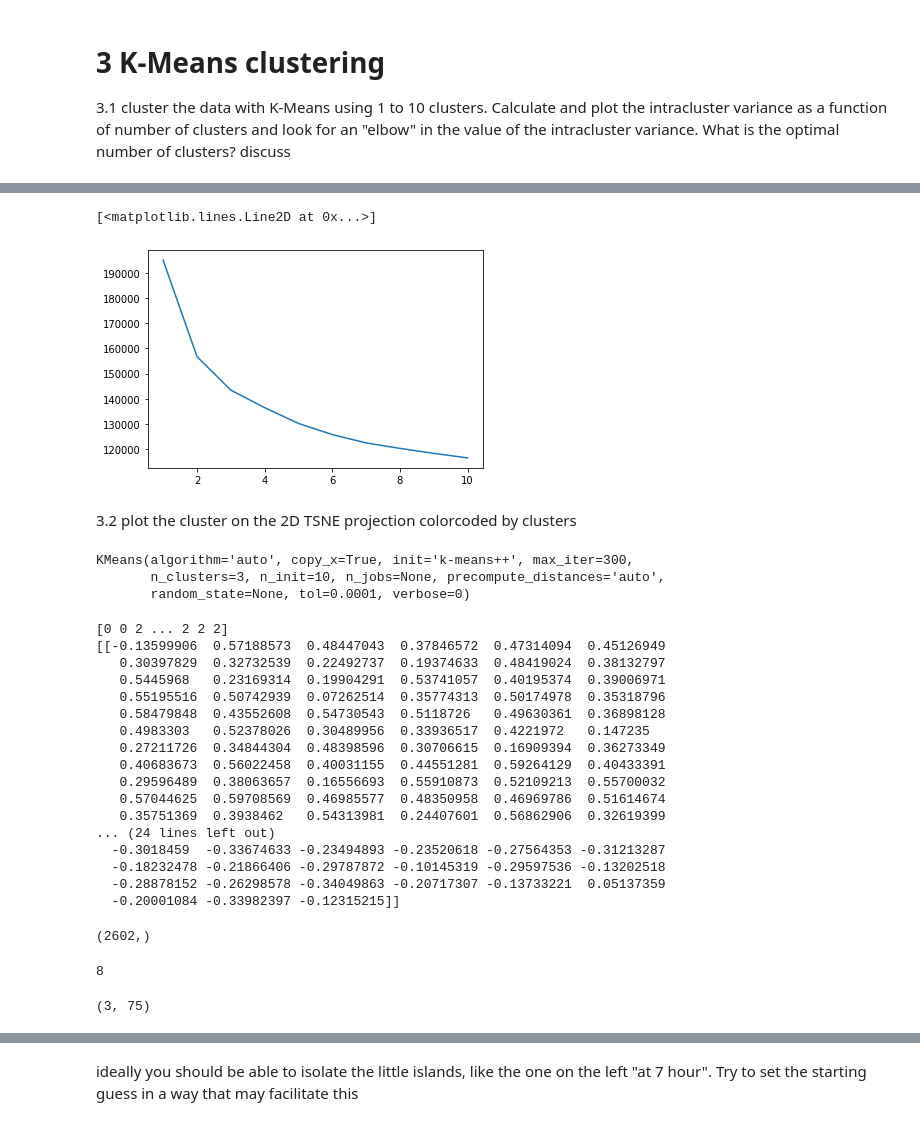
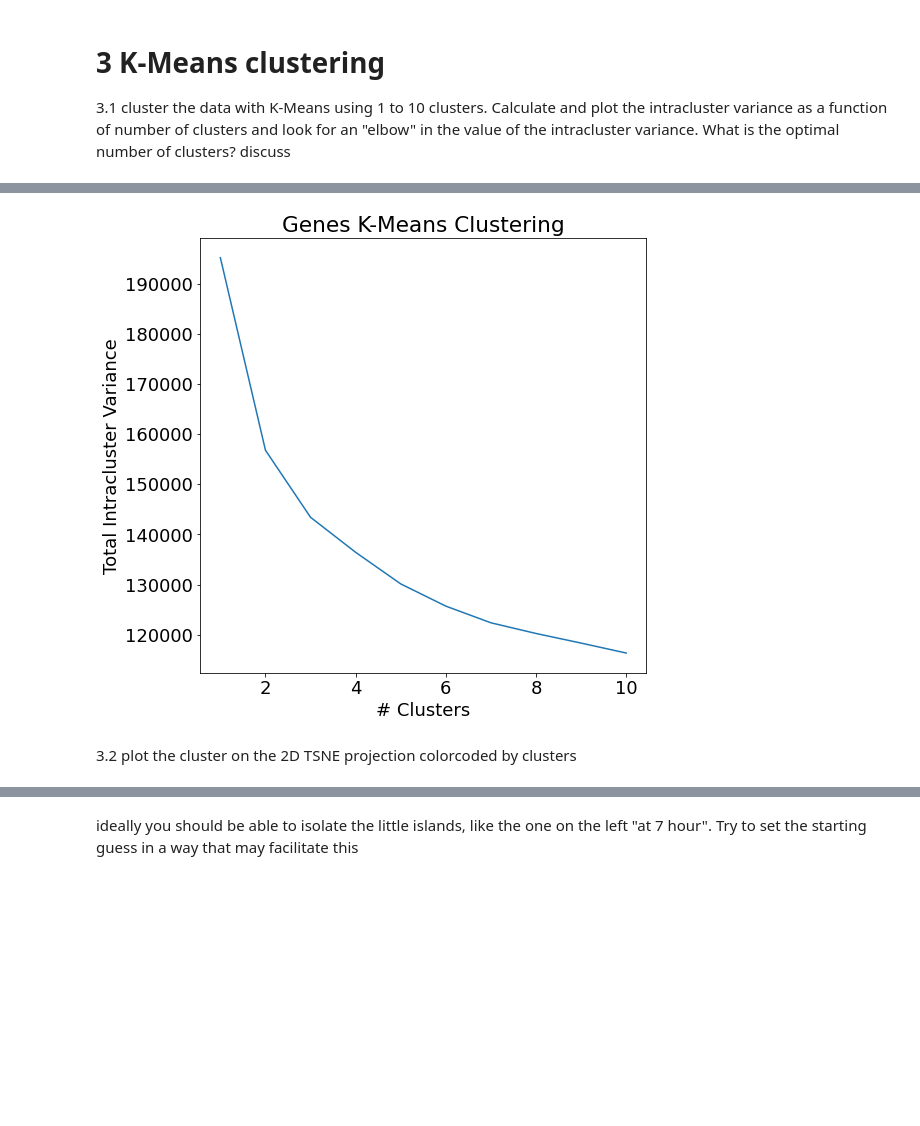
Before and after one commit to bflaggs/DSPS_BFlaggs, a Jupyter notebook: HW7/ClusteringGenes.ipynb, the cells around one changed output, grey strips where cells are left out. Drawn from its saved outputs; the diff is of its cells as text; code cells hidden in the pictures; blank space fills up the shorter version.

```diff
--- a/HW7/ClusteringGenes.ipynb
+++ b/HW7/ClusteringGenes.ipynb
@@ -222,46 +207,17 @@ for i in range(nClust):
-# %%
-pl.plot(Nvals, ICVvals)
-# %% [output]
-[<matplotlib.lines.Line2D at 0x...>]
-[figure, removed]
+# %%
+pl.figure(figsize=(8, 8))
+pl.plot(Nvals, ICVvals)
+pl.xlabel("# Clusters")
+pl.ylabel("Total Intracluster Variance")
+pl.title("Genes K-Means Clustering")
+
+pl.show()
+
+## ADD CAPTION, talk about elbow and what is best number of clusters (maybe 3?)
+# %% [output]
+[figure, added]
 # %% [markdown]
 3.2 plot the cluster on the 2D TSNE projection colorcoded by clusters
-# %%
-geneclustersKM = cluster.KMeans(n_clusters=3).fit(scaledgenes)
-geneclustersKM
-# %% [output]
-KMeans(algorithm='auto', copy_x=True, init='k-means++', max_iter=300,
-       n_clusters=3, n_init=10, n_jobs=None, precompute_distances='auto',
-       random_state=None, tol=0.0001, verbose=0)
-# %%
-print(geneclustersKM.labels_)
-print(geneclustersKM.cluster_centers_)
-geneclustersKM.labels_.shape
-# %% [output]
-[0 0 2 ... 2 2 2]
-[[-0.13599906  0.57188573  0.48447043  0.37846572  0.47314094  0.45126949
-   0.30397829  0.32732539  0.22492737  0.19374633  0.48419024  0.38132797
-   0.5445968   0.23169314  0.19904291  0.53741057  0.40195374  0.39006971
-   0.55195516  0.50742939  0.07262514  0.35774313  0.50174978  0.35318796
-   0.58479848  0.43552608  0.54730543  0.5118726   0.49630361  0.36898128
-   0.4983303   0.52378026  0.30489956  0.33936517  0.4221972   0.147235
-   0.27211726  0.34844304  0.48398596  0.30706615  0.16909394  0.36273349
-   0.40683673  0.56022458  0.40031155  0.44551281  0.59264129  0.40433391
-   0.29596489  0.38063657  0.16556693  0.55910873  0.52109213  0.55700032
-   0.57044625  0.59708569  0.46985577  0.48350958  0.46969786  0.51614674
-   0.35751369  0.3938462   0.54313981  0.24407601  0.56862906  0.32619399
-... (24 lines left out)
-  -0.3018459  -0.33674633 -0.23494893 -0.23520618 -0.27564353 -0.31213287
-  -0.18232478 -0.21866406 -0.29787872 -0.10145319 -0.29597536 -0.13202518
-  -0.28878152 -0.26298578 -0.34049863 -0.20717307 -0.13733221  0.05137359
-  -0.20001084 -0.33982397 -0.12315215]]
-(2602,)
-# %%
-print(geneclustersKM.n_iter_)
-geneclustersKM.cluster_centers_.shape
-# %% [output]
-8
-(3, 75)
 # %%
 #plots dont need to look exactly like mine
 geneclustersKM = cluster.KMeans(n_clusters=3).fit(scaledgenes)
```
Also changed, not shown: parts of 15 cells of this notebook.
